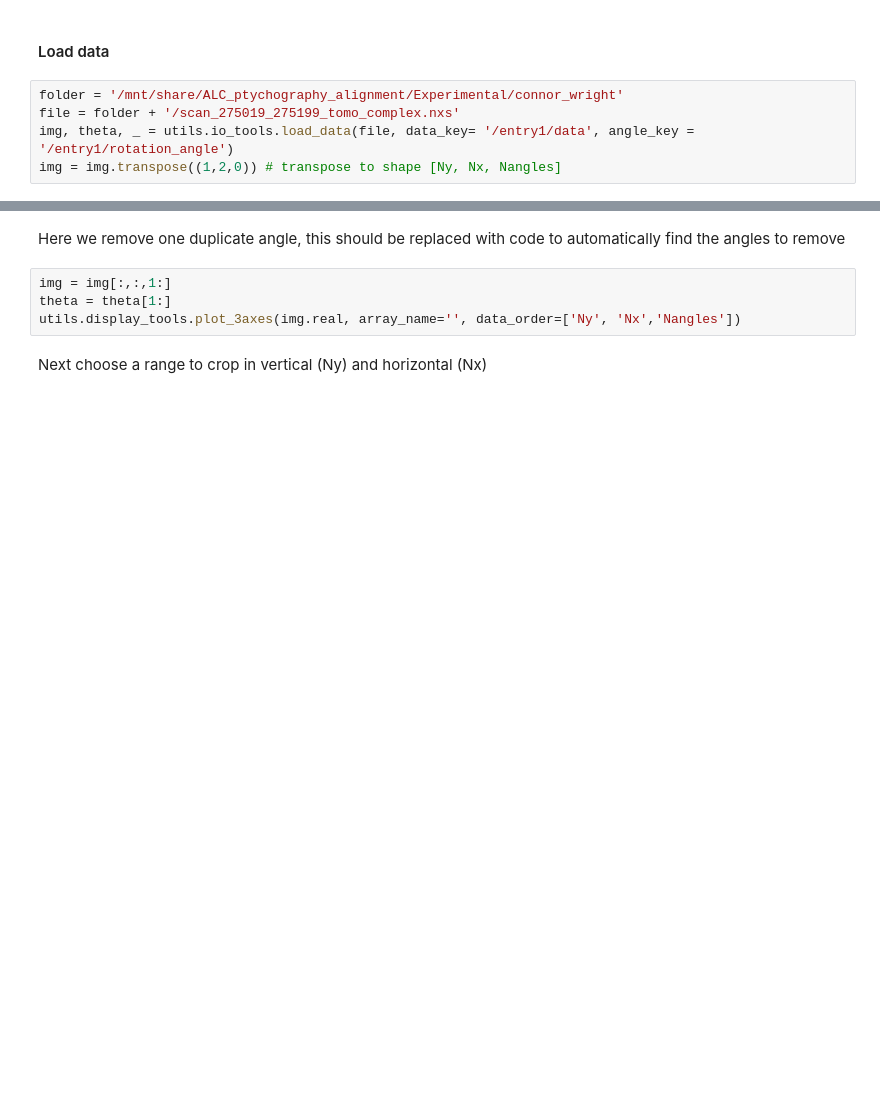
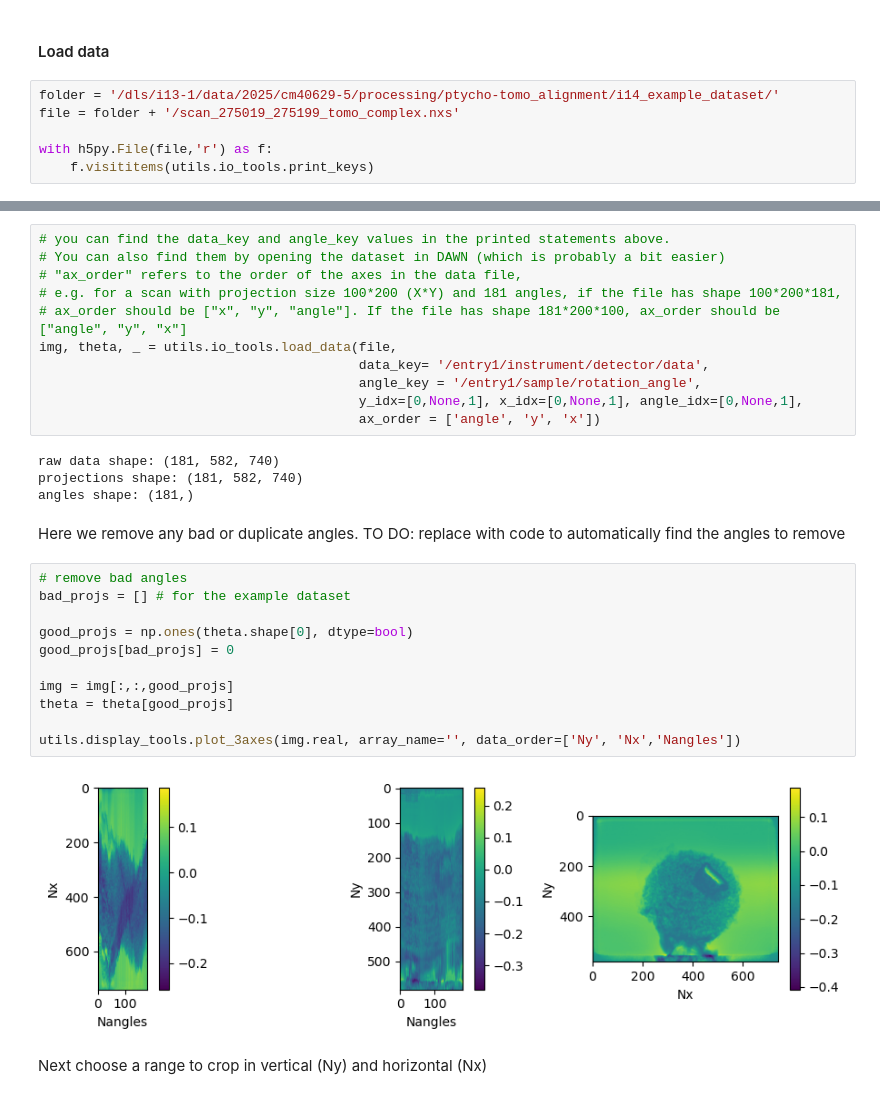
Before and after one commit to TomographicImaging/PtychographyAlignment, a Jupyter notebook: applications/alignment_pipeline.ipynb, the cells around one changed output, grey strips where cells are left out. Saved outputs shown, nothing was run; the diff lists cells and outputs as text; blank space fills up the shorter version.

Commit message:
Modify alignment notebook before making repository public.

```diff
--- a/applications/alignment_pipeline.ipynb
+++ b/applications/alignment_pipeline.ipynb
@@ -9,7 +15,8 @@ import utilities as utils
 # %% [markdown]
 #### Load data
-# %%
-folder = '/mnt/share/ALC_ptychography_alignment/Experimental/connor_wright'
-file = folder + '/scan_275019_275199_tomo_complex.nxs'
-img, theta, _ = utils.io_tools.load_data(file, data_key= '/entry1/data', angle_key = '/entry1/rotation_angle')
-img = img.transpose((1,2,0)) # transpose to shape [Ny, Nx, Nangles]
+# %%
+folder = '/dls/i13-1/data/2025/cm40629-5/processing/ptycho-tomo_alignment/i14_example_dataset/'
+file = folder + '/scan_275019_275199_tomo_complex.nxs'
+
+with h5py.File(file,'r') as f:
+    f.visititems(utils.io_tools.print_keys)
@@ -16,9 +33,33 @@ img = img.transpose((1,2,0)) # transpose to shape [Ny, Nx, Nangles]
+# %%
+# you can find the data_key and angle_key values in the printed statements above.
+# You can also find them by opening the dataset in DAWN (which is probably a bit easier)
+# "ax_order" refers to the order of the axes in the data file,
+# e.g. for a scan with projection size 100*200 (X*Y) and 181 angles, if the file has shape 100*200*181,
+# ax_order should be ["x", "y", "angle"]. If the file has shape 181*200*100, ax_order should be ["angle", "y", "x"]
+img, theta, _ = utils.io_tools.load_data(file,
+                                         data_key= '/entry1/instrument/detector/data',
+                                         angle_key = '/entry1/sample/rotation_angle',
+                                         y_idx=[0,None,1], x_idx=[0,None,1], angle_idx=[0,None,1],
+                                         ax_order = ['angle', 'y', 'x'])
+# %% [output]
+raw data shape: (181, 582, 740)
+projections shape: (181, 582, 740)
+angles shape: (181,)
 # %% [markdown]
-Here we remove one duplicate angle, this should be replaced with code to automatically find the angles to remove
+Here we remove any bad or duplicate angles. TO DO: replace with code to automatically find the angles to remove
 # %%
-img = img[:,:,1:]
-theta = theta[1:]
+# remove bad angles
+bad_projs = [] # for the example dataset
+
+good_projs = np.ones(theta.shape[0], dtype=bool)
+good_projs[bad_projs] = 0
+
+img = img[:,:,good_projs]
+theta = theta[good_projs]
+
 utils.display_tools.plot_3axes(img.real, array_name='', data_order=['Ny', 'Nx','Nangles'])
+# %% [output]
+[figure, added]
 # %% [markdown]
 Next choose a range to crop in vertical (Ny) and horizontal (Nx)
 # %%
```
Also changed, not shown: parts of 29 cells of this notebook, 3 other files.
